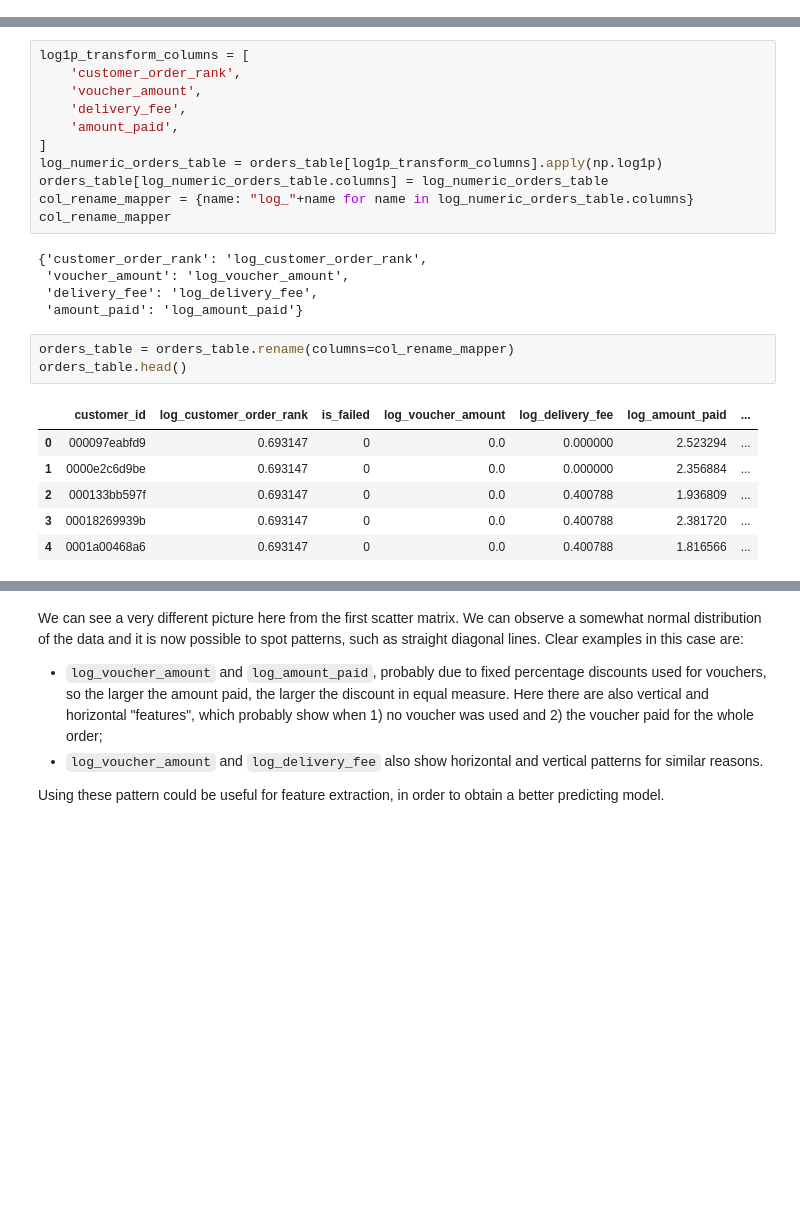
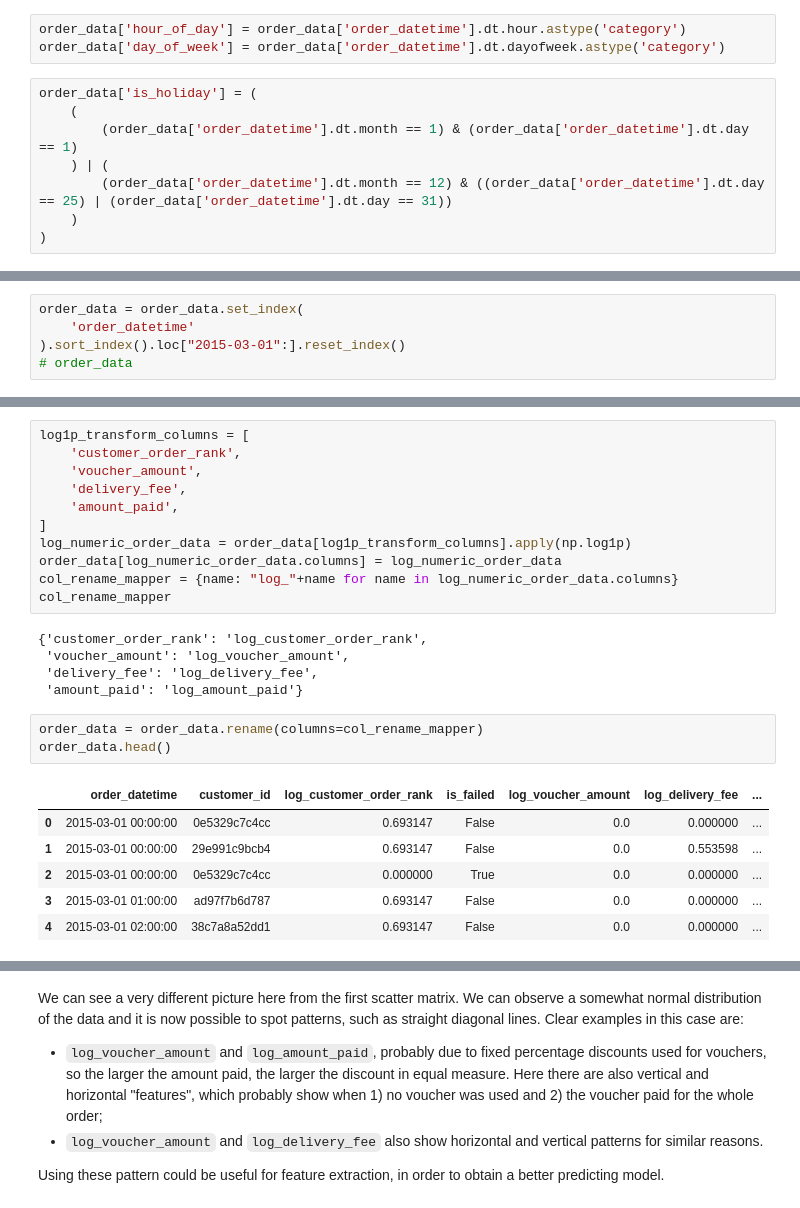
Before and after one commit to teoguso/fluffy-flower, a Jupyter notebook: notebooks/01-mg-initial-data-exploration.ipynb, the cells around one changed output, grey strips where cells are left out. Drawn from its saved outputs; the diff is of its cells as text; blank space fills up the shorter version.

```diff
--- a/notebooks/01-mg-initial-data-exploration.ipynb
+++ b/notebooks/01-mg-initial-data-exploration.ipynb
@@ -384,0 +535,11 @@ which is always equal to one).
+# %%
+order_data['hour_of_day'] = order_data['order_datetime'].dt.hour.astype('category')
+order_data['day_of_week'] = order_data['order_datetime'].dt.dayofweek.astype('category')
+# %%
+order_data['is_holiday'] = (
+    (
+        (order_data['order_datetime'].dt.month == 1) & (order_data['order_datetime'].dt.day == 1)
+    ) | (
+        (order_data['order_datetime'].dt.month == 12) & ((order_data['order_datetime'].dt.day == 25) | (order_data['order_datetime'].dt.day == 31))
+    )
+)
@@ -384,0 +569,5 @@ which is always equal to one).
+# %%
+order_data = order_data.set_index(
+    'order_datetime'
+).sort_index().loc["2015-03-01":].reset_index()
+# order_data
@@ -406,9 +598,9 @@ log1p_transform_columns = [
     'delivery_fee',
     'amount_paid',
 ]
-log_numeric_orders_table = orders_table[log1p_transform_columns].apply(np.log1p)
-orders_table[log_numeric_orders_table.columns] = log_numeric_orders_table
-col_rename_mapper = {name: "log_"+name for name in log_numeric_orders_table.columns}
+log_numeric_order_data = order_data[log1p_transform_columns].apply(np.log1p)
+order_data[log_numeric_order_data.columns] = log_numeric_order_data
+col_rename_mapper = {name: "log_"+name for name in log_numeric_order_data.columns}
 col_rename_mapper
 # %% [output]
 {'customer_order_rank': 'log_customer_order_rank',
@@ -416,14 +608,14 @@ col_rename_mapper
  'delivery_fee': 'log_delivery_fee',
  'amount_paid': 'log_amount_paid'}
 # %%
-orders_table = orders_table.rename(columns=col_rename_mapper)
-orders_table.head()
+order_data = order_data.rename(columns=col_rename_mapper)
+order_data.head()
 # %% [output]
-|  | customer_id | log_customer_order_rank | is_failed | log_voucher_amount | log_delivery_fee | log_amount_paid | ... |
-| 0 | 000097eabfd9 | 0.693147 | 0 | 0.0 | 0.000000 | 2.523294 | ... |
-| 1 | 0000e2c6d9be | 0.693147 | 0 | 0.0 | 0.000000 | 2.356884 | ... |
-| 2 | 000133bb597f | 0.693147 | 0 | 0.0 | 0.400788 | 1.936809 | ... |
-| 3 | 00018269939b | 0.693147 | 0 | 0.0 | 0.400788 | 2.381720 | ... |
-| 4 | 0001a00468a6 | 0.693147 | 0 | 0.0 | 0.400788 | 1.816566 | ... |
+|  | order_datetime | customer_id | log_customer_order_rank | is_failed | log_voucher_amount | log_delivery_fee | ... |
+| 0 | 2015-03-01 00:00:00 | 0e5329c7c4cc | 0.693147 | False | 0.0 | 0.000000 | ... |
+| 1 | 2015-03-01 00:00:00 | 29e991c9bcb4 | 0.693147 | False | 0.0 | 0.553598 | ... |
+| 2 | 2015-03-01 00:00:00 | 0e5329c7c4cc | 0.000000 | True | 0.0 | 0.000000 | ... |
+| 3 | 2015-03-01 01:00:00 | ad97f7b6d787 | 0.693147 | False | 0.0 | 0.000000 | ... |
+| 4 | 2015-03-01 02:00:00 | 38c7a8a52dd1 | 0.693147 | False | 0.0 | 0.000000 | ... |
 # %%
 scatter_matrix(
```
Also changed, not shown: parts of 54 cells of this notebook, 1 other file.
